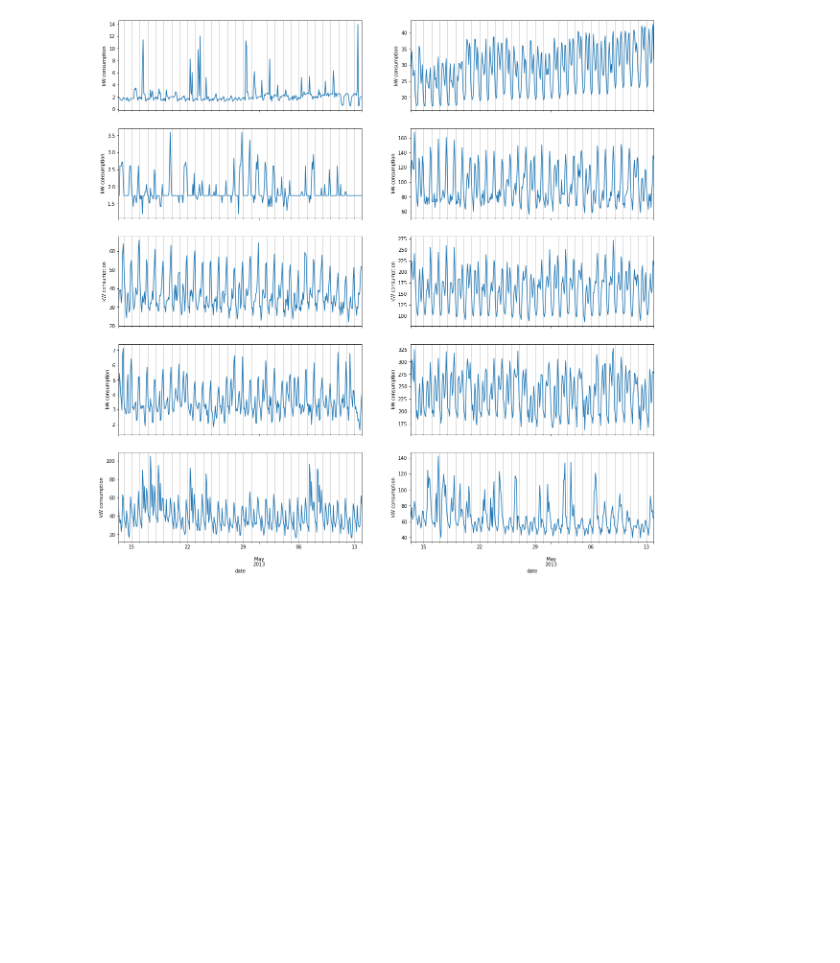
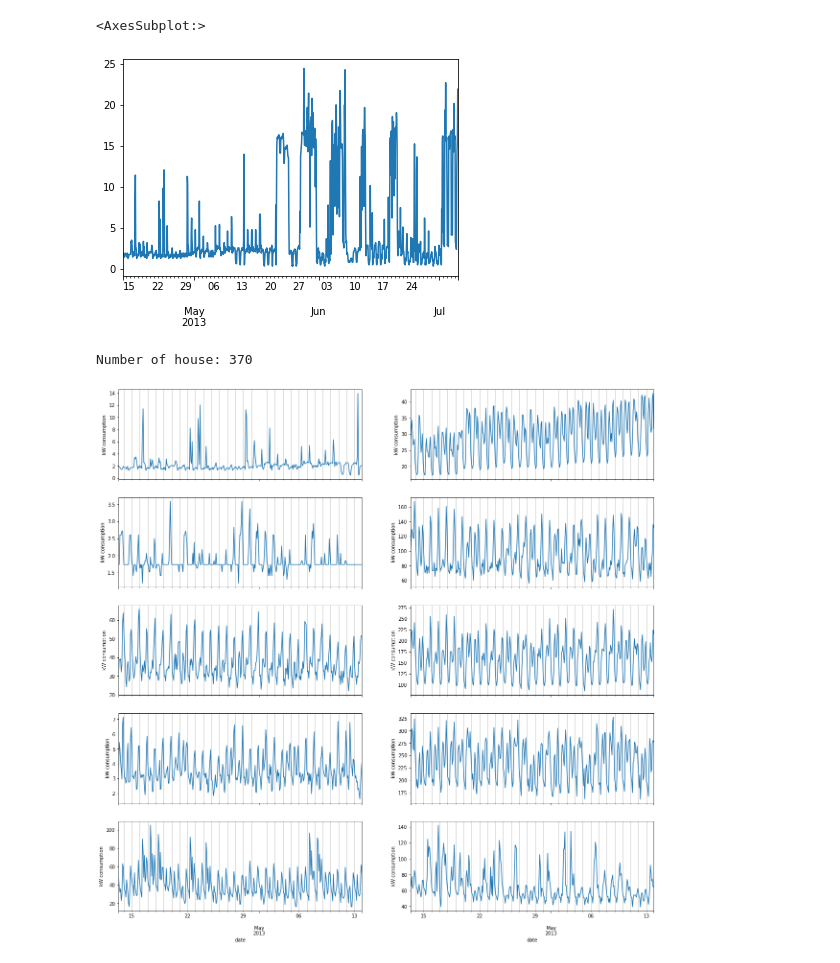
Before and after one commit to othrif/DataInsights, a Jupyter notebook: courses/aicamp/timeSeries/time-series-deep-AR.ipynb, the cells around one changed output. Saved outputs shown, nothing was run; the diff lists cells and outputs as text; code cells hidden in the pictures; blank space fills up the shorter version.

```diff
--- a/courses/aicamp/timeSeries/time-series-deep-AR.ipynb
+++ b/courses/aicamp/timeSeries/time-series-deep-AR.ipynb
@@ -19,10 +49,16 @@ data.head()
+# %%
+data_kw['MT_001'][10000:11000].plot()
+# %% [output]
+<AxesSubplot:>
+[figure, added]
 # %%
-data_kw = data.resample('2H').mean()
-#data_kw = data.resample('2H').sum() / 8
 timeseries = []
 num_timeseries = data_kw.shape[1]
+print(f'Number of house: {num_timeseries}')
 for i in range(num_timeseries):
     timeseries.append(np.trim_zeros(data_kw.iloc[10000:11000,i], trim='f'))
+# %% [output]
+Number of house: 370
 # %%
 fig, axs = plt.subplots(5, 2, figsize=(20, 20), sharex=True)
 axx = axs.ravel()
```
Also changed, not shown: parts of 13 cells of this notebook, 55 other files.
